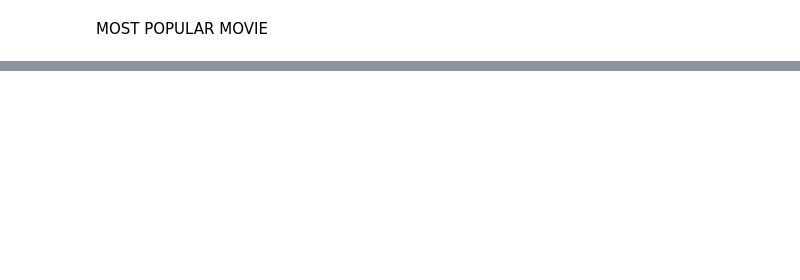
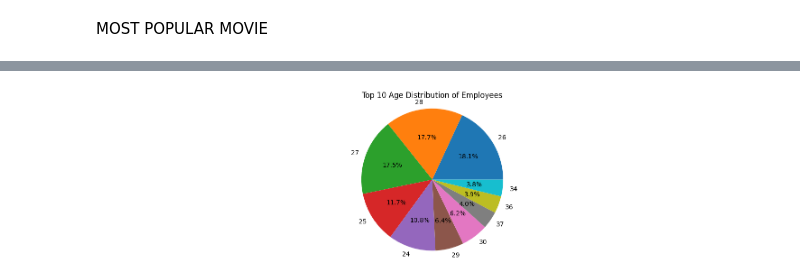
Before and after one commit to Bautista-mai/ITCS_204, a Jupyter notebook: Hands_on/HANDS0N_ACT4.ipynb, the cells around one changed output, grey strips where cells are left out. Saved outputs shown, nothing was run; the diff lists cells and outputs as text; code cells hidden in the pictures; blank space fills up the shorter version.

```diff
--- a/Hands_on/HANDS0N_ACT4.ipynb
+++ b/Hands_on/HANDS0N_ACT4.ipynb
@@ -73,0 +62,18 @@ plt.show()
+# %%
+import pandas as pd
+
+# CSV FILE
+Employees = pd.read_csv("../Hands_on/assets_csv/Employee.csv")
+
+Employees
+
+
+plt.figure(figsize=(15,4))
+plt.pie(Employees['Age'].value_counts().head(10), labels = Employees['Age'].value_counts().head(10).index, autopct='%1.1f%%')
+
+plt.axis('equal')
+plt.title("Top 10 Age Distribution of Employees")
+plt.tight_layout()
+plt.show()
+# %% [output]
+[figure, added]
```
Also changed, not shown: parts of 9 cells of this notebook, 2 other files.
